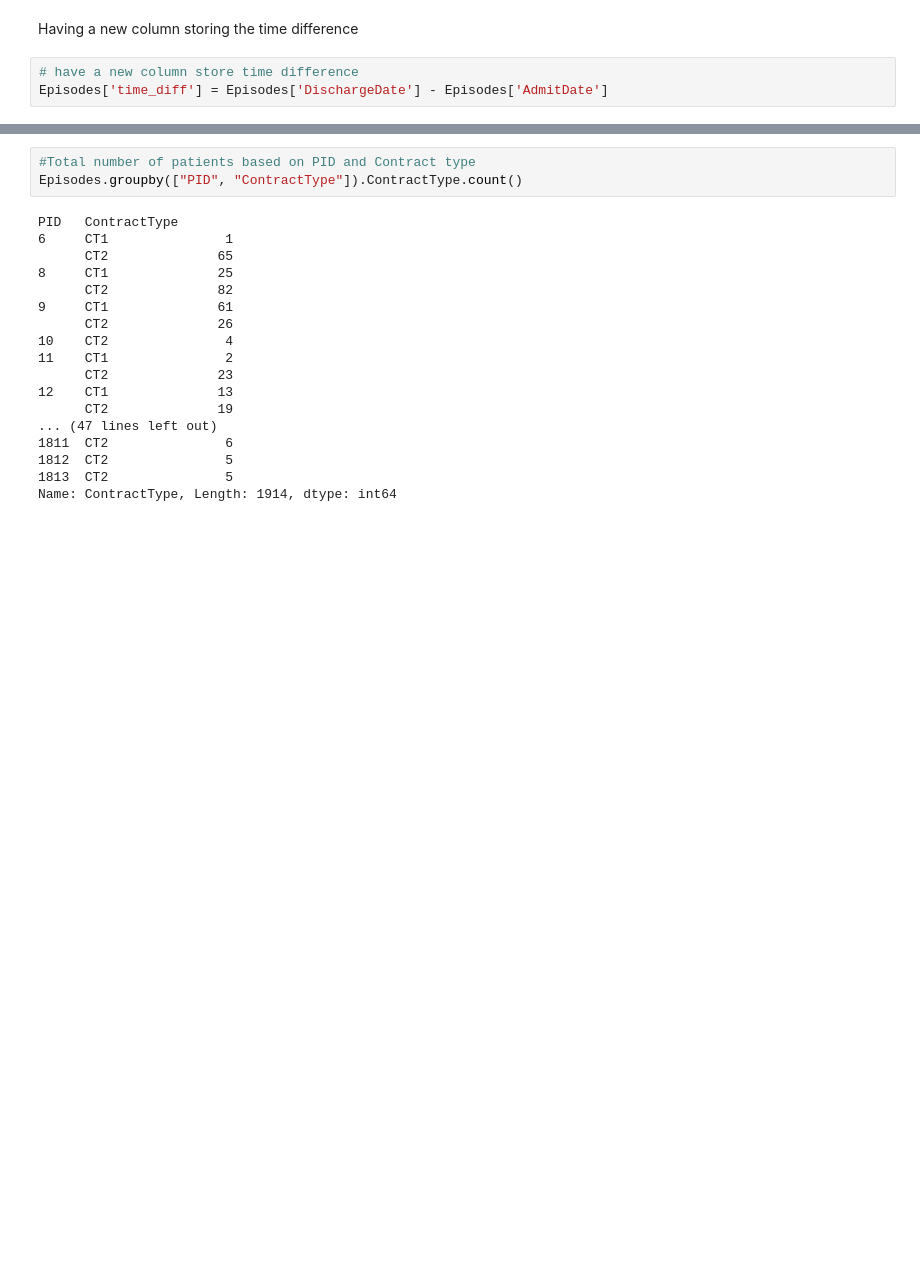
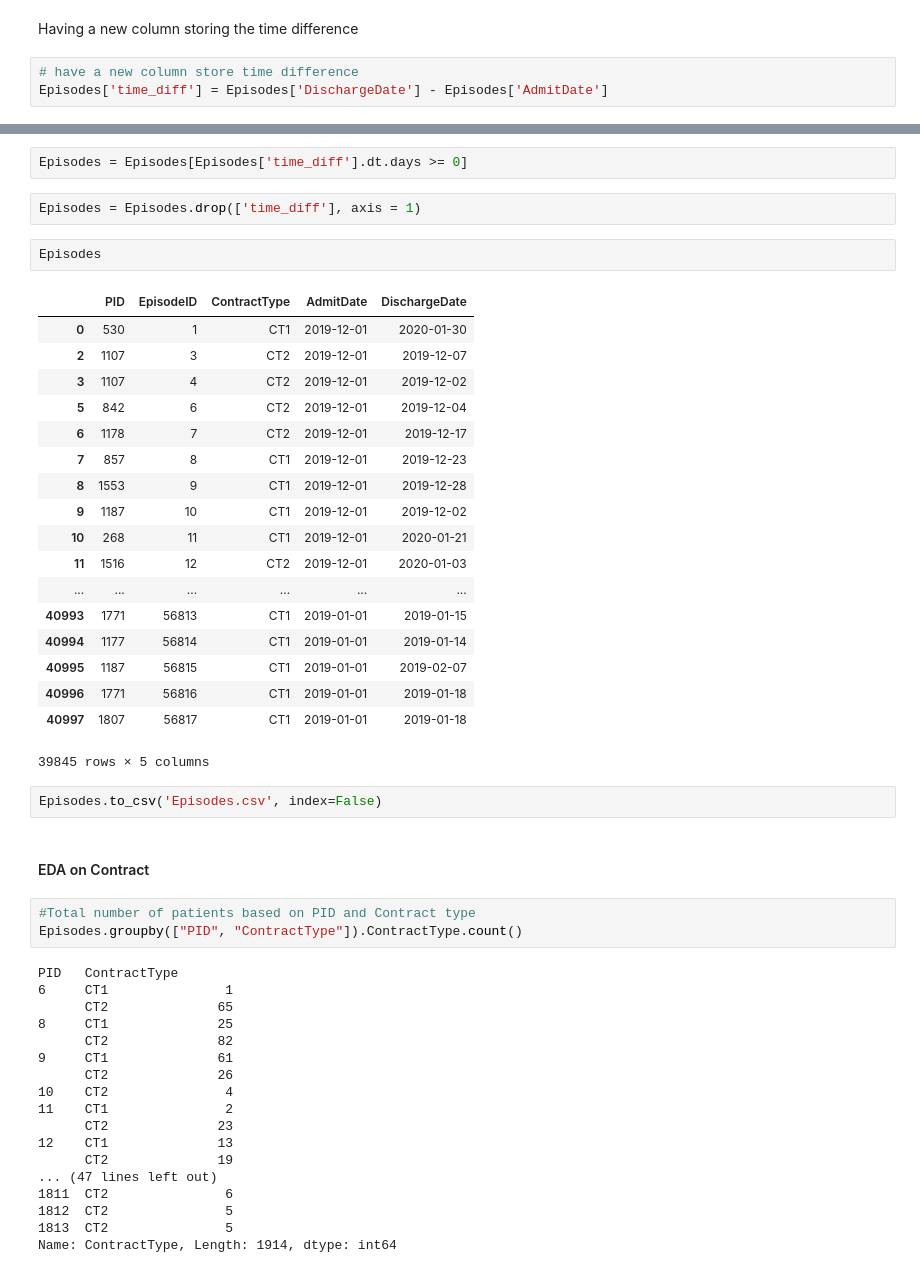
Before and after one commit to qianyisun/CaseStudy_1, a Jupyter notebook: EDA_marina.ipynb, the cells around one changed output, grey strips where cells are left out. Cells and saved outputs as stored; diff of their text form; blank space fills up the shorter version.

```diff
--- a/EDA_marina.ipynb
+++ b/EDA_marina.ipynb
@@ -296,3 +322,32 @@ Episodes.head()
+# %%
+Episodes = Episodes[Episodes['time_diff'].dt.days >= 0]
+# %%
+Episodes = Episodes.drop(['time_diff'], axis = 1)
+# %%
+Episodes
+# %% [output]
+|  | PID | EpisodeID | ContractType | AdmitDate | DischargeDate |
+| 0 | 530 | 1 | CT1 | 2019-12-01 | 2020-01-30 |
+| 2 | 1107 | 3 | CT2 | 2019-12-01 | 2019-12-07 |
+| 3 | 1107 | 4 | CT2 | 2019-12-01 | 2019-12-02 |
+| 5 | 842 | 6 | CT2 | 2019-12-01 | 2019-12-04 |
+| 6 | 1178 | 7 | CT2 | 2019-12-01 | 2019-12-17 |
+| 7 | 857 | 8 | CT1 | 2019-12-01 | 2019-12-23 |
+| 8 | 1553 | 9 | CT1 | 2019-12-01 | 2019-12-28 |
+| 9 | 1187 | 10 | CT1 | 2019-12-01 | 2019-12-02 |
+| 10 | 268 | 11 | CT1 | 2019-12-01 | 2020-01-21 |
+| 11 | 1516 | 12 | CT2 | 2019-12-01 | 2020-01-03 |
+| ... | ... | ... | ... | ... | ... |
+| 40993 | 1771 | 56813 | CT1 | 2019-01-01 | 2019-01-15 |
+| 40994 | 1177 | 56814 | CT1 | 2019-01-01 | 2019-01-14 |
+| 40995 | 1187 | 56815 | CT1 | 2019-01-01 | 2019-02-07 |
+| 40996 | 1771 | 56816 | CT1 | 2019-01-01 | 2019-01-18 |
+| 40997 | 1807 | 56817 | CT1 | 2019-01-01 | 2019-01-18 |
+39845 rows × 5 columns
+# %%
+Episodes.to_csv('Episodes.csv', index=False)
+# %% [markdown]
+#### EDA on Contract
 # %%
 #Total number of patients based on PID and Contract type
 Episodes.groupby(["PID", "ContractType"]).ContractType.count()
```
Also changed, not shown: parts of 5 cells of this notebook, 4 other files.
